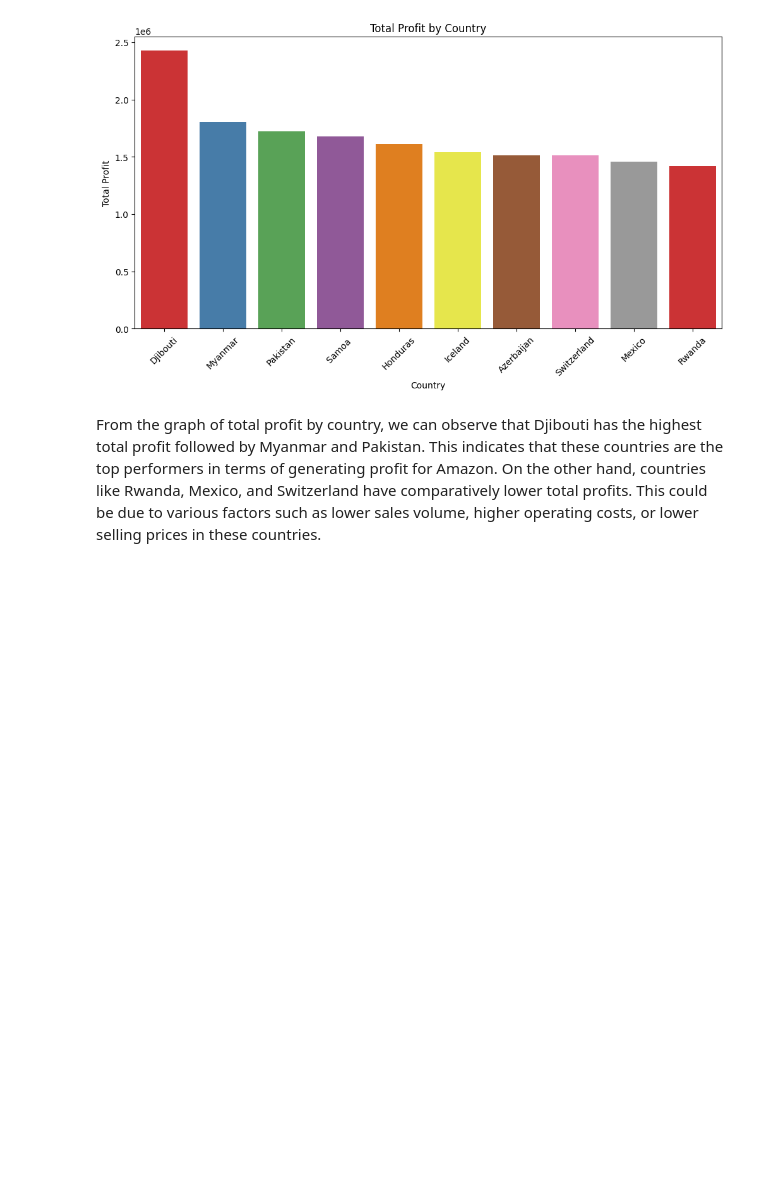
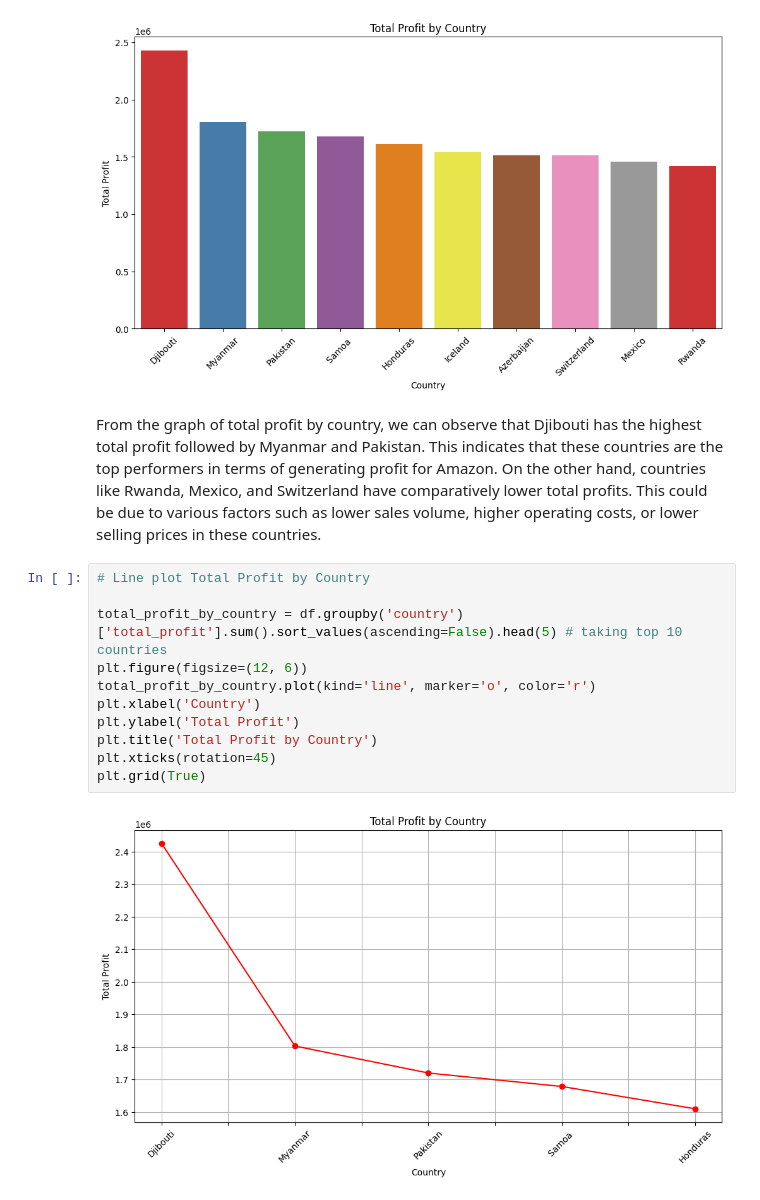
Before and after one commit to sahilkhan-7/amazon-sales-analysis, a Jupyter notebook: main.ipynb, the cells around one changed output. Saved outputs shown, nothing was run; the diff lists cells and outputs as text; blank space fills up the shorter version.

Commit message:
Plotted graphs to visualize the profits

```diff
--- a/main.ipynb
+++ b/main.ipynb
@@ -319,3 +319,16 @@ Passing `palette` without assigning `hue` is deprecated and will be removed in v
 [figure]
 # %% [markdown]
 From the graph of total profit by country, we can observe that Djibouti has the highest total profit followed by Myanmar and Pakistan. This indicates that these countries are the top performers in terms of generating profit for Amazon. On the other hand, countries like Rwanda, Mexico, and Switzerland have comparatively lower total profits. This could be due to various factors such as lower sales volume, higher operating costs, or lower selling prices in these countries.
+# %%
+# Line plot Total Profit by Country
+
+total_profit_by_country = df.groupby('country')['total_profit'].sum().sort_values(ascending=False).head(5) # taking top 10 countries
+plt.figure(figsize=(12, 6))
+total_profit_by_country.plot(kind='line', marker='o', color='r')
+plt.xlabel('Country')
+plt.ylabel('Total Profit')
+plt.title('Total Profit by Country')
+plt.xticks(rotation=45)
+plt.grid(True)
+# %% [output]
+[figure, added]
```
Also changed, not shown: parts of 6 cells of this notebook.
